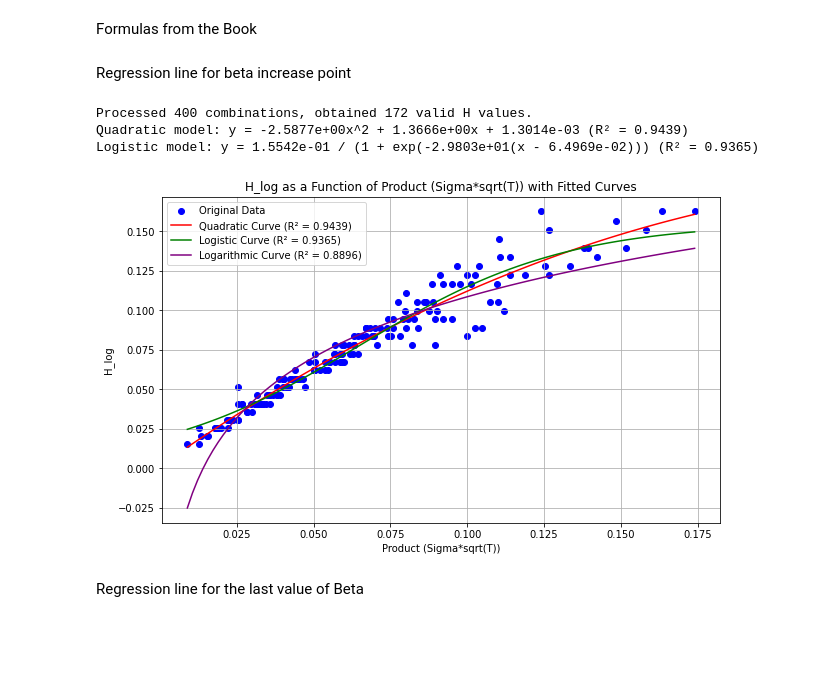
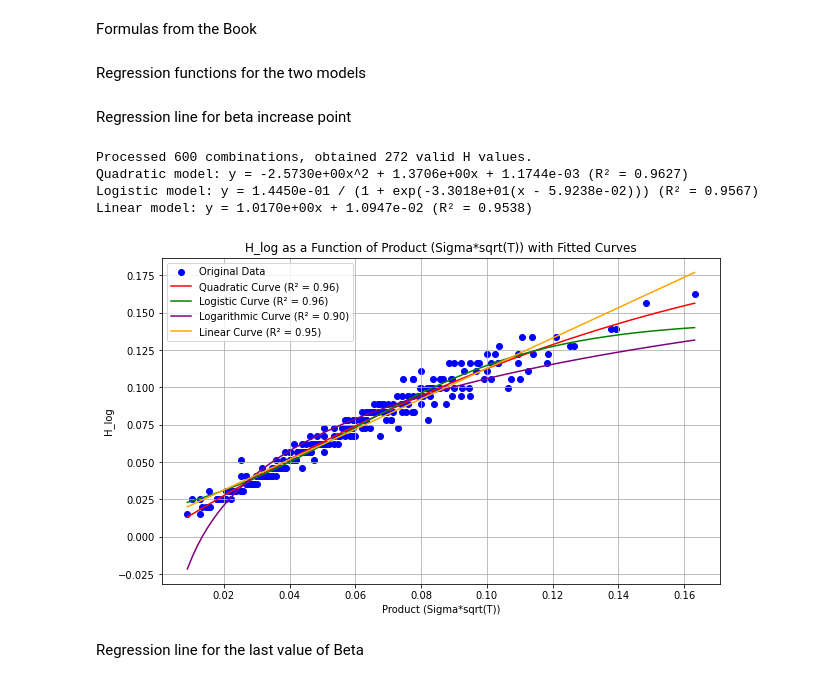
Before and after one commit to Jonteflower/SF290X-Master-Thesis, a Jupyter notebook: down_and_out.ipynb, the cells around one changed output. Saved outputs shown, nothing was run; the diff lists cells and outputs as text; code cells hidden in the pictures; blank space fills up the shorter version.

```diff
--- a/down_and_out.ipynb
+++ b/down_and_out.ipynb
@@ -15,7 +15,7 @@ from sklearn.metrics import mean_squared_error, r2_score
 # %% [markdown]
 Reading and formatting the csv and dropping outliers
 # %%
-csvFilePath = 'acc_data_m_100_50.csv'
+csvFilePath = 'acc_data.csv'
 df = pd.read_csv(csvFilePath)
 
 ### Standardized values
@@ -79,3 +79,5 @@ def down_and_call_book(S0, K, T, r, q, sigma,H, H_down, H_up):
         cdi = c - cdo
 
         return cdi
+# %% [markdown]
+Regression functions for the two models
@@ -82,17 +120,6 @@ def down_and_call_book(S0, K, T, r, q, sigma,H, H_down, H_up):
 # %% [markdown]
 Regression line for beta increase point
 # %%
-# Quadratic model function
-def quadratic_model(x, a, b, c):
-    return a * x**2 + b * x + c
-
-# Logistic model function
-def logistic_model(x, L, k, x0):
-    return L / (1 + np.exp(-k * (x - x0)))
-
-# Logarithmic model function
-def logarithmic_model(x, a, b):
-    return a + b * np.log(x)
 
 ### Function for finding strictly increase but with the H_log version instead
 def is_decreasing(arr):
@@ -112,11 +139,6 @@ def find_strictly_decrease(data, T_val, sigma_val, m):
             return sorted_data.iloc[i]['H_log']
 
     return 0
-
-# Extract unique values of sigma and T from the DataFrame
-unique_sigmas = df['sigma'].unique()
-unique_Ts = df['T'].unique()
-#unique_ms = df['m'].unique()
 
 # Extract unique values of sigma and T from the DataFrame
 unique_sigmas = df['sigma'].unique()
@@ -141,13 +163,16 @@ for m in unique_ms:
             # Assuming find_strictly_decrease returns a value where positive indicates a valid result
             if float(H_value) > 0:
                 h_values.append(H_value)
-                products.append(calc_product(sigma, T, m))
+                products.append(abs(sigma * np.sqrt(T/m)))
 
 print(f"Processed {count} combinations, obtained {len(h_values)} valid H values.")
 
-# Convert lists to numpy arrays for curve fitting
+# Convert lists to numpy arrays for curve fitting and filter cooks distance
 h_values = np.array(h_values)
 products = np.array(products)
+products, h_values = filter_by_cooks_distance(products, h_values )
+products = products.ravel()
+h_values = h_values.ravel()
 
 # Fit the quadratic model to the data
 popt_quad, _ = curve_fit(quadratic_model, products, h_values)
@@ -178,51 +203,72 @@ x_fit = np.linspace(min(products), max(products), 100)
 
 # Plot the quadratic fitted curve
 y_fit_quad = quadratic_model(x_fit, *popt_quad)
-plt.plot(x_fit, y_fit_quad, color='red', label=f'Quadratic Curve (R² = {r_squared_quad:.4f})')
+plt.plot(x_fit, y_fit_quad, color='red', label=f'Quadratic Curve (R² = {r_squared_quad:.2f})')
 
 # Plot the logistic fitted curve
 y_fit_logistic = logistic_model(x_fit, *popt_logistic)
-plt.plot(x_fit, y_fit_logistic, color='green', label=f'Logistic Curve (R² = {r_squared_logistic:.4f})')
+plt.plot(x_fit, y_fit_logistic, color='green', label=f'Logistic Curve (R² = {r_squared_logistic:.2f})')
 
 # Plot the logarithmic fitted curve (ensure x_fit is positive)
 positive_x_fit = x_fit[x_fit > 0]
 y_fit_log = logarithmic_model(positive_x_fit, *popt_log)
-plt.plot(positive_x_fit, y_fit_log, color='purple', label=f'Logarithmic Curve (R² = {r_squared_log:.4f})')
+plt.plot(positive_x_fit, y_fit_log, color='purple', label=f'Logarithmic Curve (R² = {r_squared_log:.2f})')
 
 # Fit the quadratic model to the data
 popt_quad, _ = curve_fit(quadratic_model, products, h_values)
 predicted_values_quad = quadratic_model(products, *popt_quad)
 r_squared_quad = r2_score(h_values, predicted_values_quad)
 print(f"Quadratic model: y = {popt_quad[0]:.4e}x^2 + {popt_quad[1]:.4e}x + {popt_quad[2]:.4e} (R² = {r_squared_quad:.4f})")
+
+# Fit a simple linear regression model to the data
+coeffs_linear = np.polyfit(products, h_values, 1)
+# Generate y values based on the linear model coefficients
+y_fit_linear = np.polyval(coeffs_linear, x_fit)
+
 
 # Fit the logistic model to the data
 popt_logistic, _ = curve_fit(logistic_model, products, h_values, p0=[max(h_values), 1, np.median(products)])
 predicted_values_logistic = logistic_model(products, *popt_logistic)
 r_squared_logistic = r2_score(h_values, predicted_values_logistic)
 print(f"Logistic model: y = {popt_logistic[0]:.4e} / (1 + exp(-{popt_logistic[1]:.4e}(x - {popt_logistic[2]:.4e}))) (R² = {r_squared_logistic:.4f})")
 
 # Fit the logarithmic model to the data
 positive_products = products[products > 0]
 positive_h_values = h_values[products > 0]
 popt_log, _ = curve_fit(logarithmic_model, positive_products, positive_h_values)
 predicted_values_log = logarithmic_model(positive_products, *popt_log)
 r_squared_log = r2_score(positive_h_values, predicted_values_log)
 
+# Calculate R-squared for the linear model
+ss_res = np.sum((h_values - np.polyval(coeffs_linear, products)) ** 2)
+ss_tot = np.sum((h_values - np.mean(h_values)) ** 2)
+r_squared_linear = 1 - (ss_res / ss_tot)
+
+# Plot the linear fitted curve
+plt.plot(x_fit, y_fit_linear, color='orange', label=f'Linear Curve (R² = {r_squared_linear:.2f})')
+
+# You might want to adjust the legend to include the new line
+plt.legend()
+
+# Print the linear model equation and its R-squared value
+print(f"Linear model: y = {coeffs_linear[0]:.4e}x + {coeffs_linear[1]:.4e} (R² = {r_squared_linear:.4f})")
+
 # Add titles and labels
 plt.title('H_log as a Function of Product (Sigma*sqrt(T)) with Fitted Curves')
 plt.xlabel('Product (Sigma*sqrt(T))')
 plt.ylabel('H_log')
 plt.legend()
 plt.grid(True)
 plt.show()
 
 # Quadratic model: y = -7.3896e-02x^2 + 2.2475e-01x + -5.4974e-03 (R² = 0.9559)
-# Logistic model: y = 1.5609e-01 / (1 + exp(-4.5799e+00(x - 4.4876e-01))) (R² = 0.9551)"""
+# Logistic model: y = 1.5609e-01 / (1 + exp(-4.5799e+00(x - 4.4876e-01))) (R² = 0.9551)
 # %% [output]
-Processed 400 combinations, obtained 172 valid H values.
-Quadratic model: y = -2.5877e+00x^2 + 1.3666e+00x + 1.3014e-03 (R² = 0.9439)
-Logistic model: y = 1.5542e-01 / (1 + exp(-2.9803e+01(x - 6.4969e-02))) (R² = 0.9365)
+Processed 600 combinations, obtained 272 valid H values.
+Quadratic model: y = -2.5730e+00x^2 + 1.3706e+00x + 1.1744e-03 (R² = 0.9627)
+Logistic model: y = 1.4450e-01 / (1 + exp(-3.3018e+01(x - 5.9238e-02))) (R² = 0.9567)
+Linear model: y = 1.0170e+00x + 1.0947e-02 (R² = 0.9538)
-[figure, old version]
+[figure, new version]
 # %% [markdown]
 Regression line for the last value of Beta
 # %%
```
Also changed, not shown: parts of 5 cells of this notebook, 12 other files.
